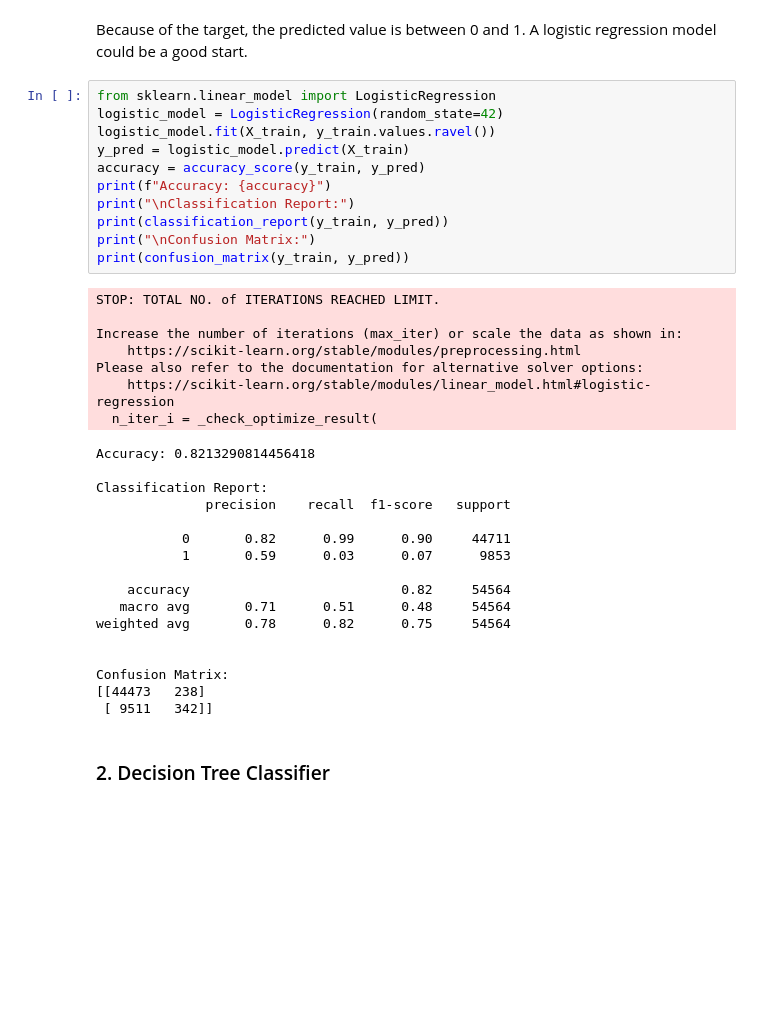
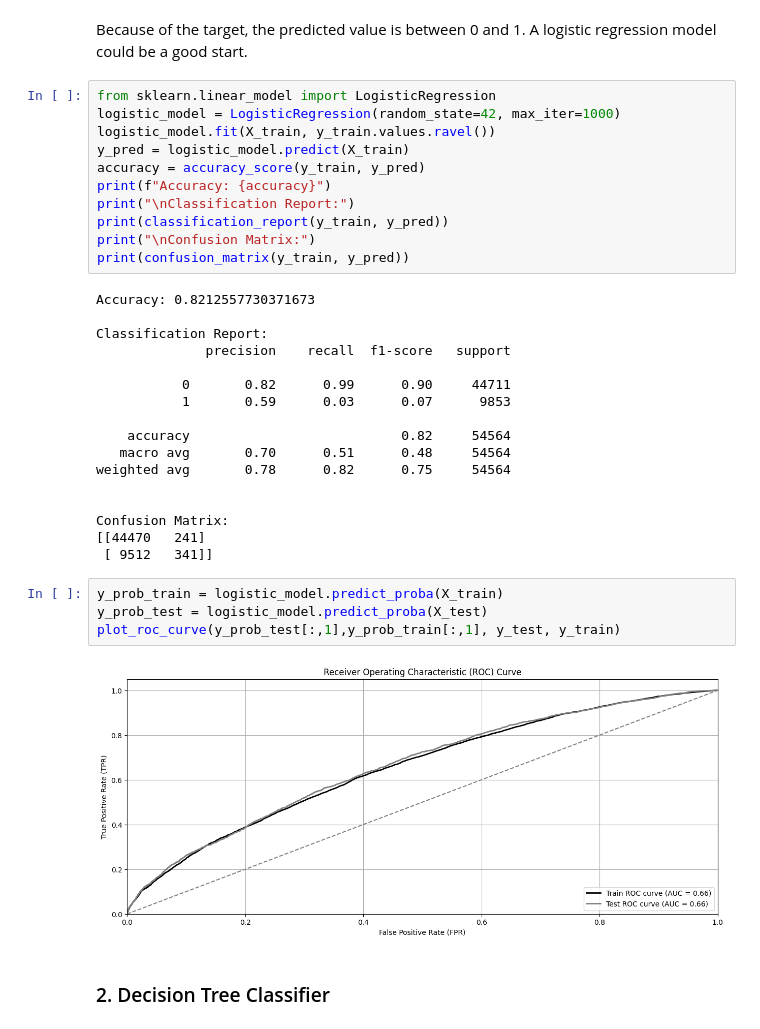
Before and after one commit to bemarchant/test-latam-challenge, a Jupyter notebook: solution.ipynb, the cells around one changed output. Cells and saved outputs as stored; diff of their text form; blank space fills up the shorter version.

Commit message:
feature: added roc curve plot to the 3 models

```diff
--- a/solution.ipynb
+++ b/solution.ipynb
@@ -150,7 +157,7 @@ X_train, X_test, y_train, y_test = train_test_split(X_encoded, y, test_size=0.2,
 Because of the target, the predicted value is between 0 and 1. A logistic regression model could be a good start.
 # %%
 from sklearn.linear_model import LogisticRegression
-logistic_model = LogisticRegression(random_state=42)
+logistic_model = LogisticRegression(random_state=42, max_iter=1000)
 logistic_model.fit(X_train, y_train.values.ravel())
 y_pred = logistic_model.predict(X_train)
 accuracy = accuracy_score(y_train, y_pred)
@@ -160,29 +167,28 @@ print(classification_report(y_train, y_pred))
 print("\nConfusion Matrix:")
 print(confusion_matrix(y_train, y_pred))
 # %% [output]
-STOP: TOTAL NO. of ITERATIONS REACHED LIMIT.
+Accuracy: 0.8212557730371673
 
-Increase the number of iterations (max_iter) or scale the data as shown in:
-    https://scikit-learn.org/stable/modules/preprocessing.html
-Please also refer to the documentation for alternative solver options:
-    https://scikit-learn.org/stable/modules/linear_model.html#logistic-regression
-  n_iter_i = _check_optimize_result(
+Classification Report:
+              precision    recall  f1-score   support
+
+           0       0.82      0.99      0.90     44711
+           1       0.59      0.03      0.07      9853
+
+    accuracy                           0.82     54564
+   macro avg       0.70      0.51      0.48     54564
+weighted avg       0.78      0.82      0.75     54564
+
+
+Confusion Matrix:
+[[44470   241]
+ [ 9512   341]]
-Accuracy: 0.8213290814456418
-
-Classification Report:
-              precision    recall  f1-score   support
-
-           0       0.82      0.99      0.90     44711
-           1       0.59      0.03      0.07      9853
-
-    accuracy                           0.82     54564
-   macro avg       0.71      0.51      0.48     54564
-weighted avg       0.78      0.82      0.75     54564
-
-
-Confusion Matrix:
-[[44473   238]
- [ 9511   342]]
+# %%
+y_prob_train = logistic_model.predict_proba(X_train)
+y_prob_test = logistic_model.predict_proba(X_test)
+plot_roc_curve(y_prob_test[:,1],y_prob_train[:,1], y_test, y_train)
+# %% [output]
+[figure, added]
 # %% [markdown]
 ### 2. Decision Tree Classifier
 # %% [markdown]
```
Also changed, not shown: parts of 9 cells of this notebook.
